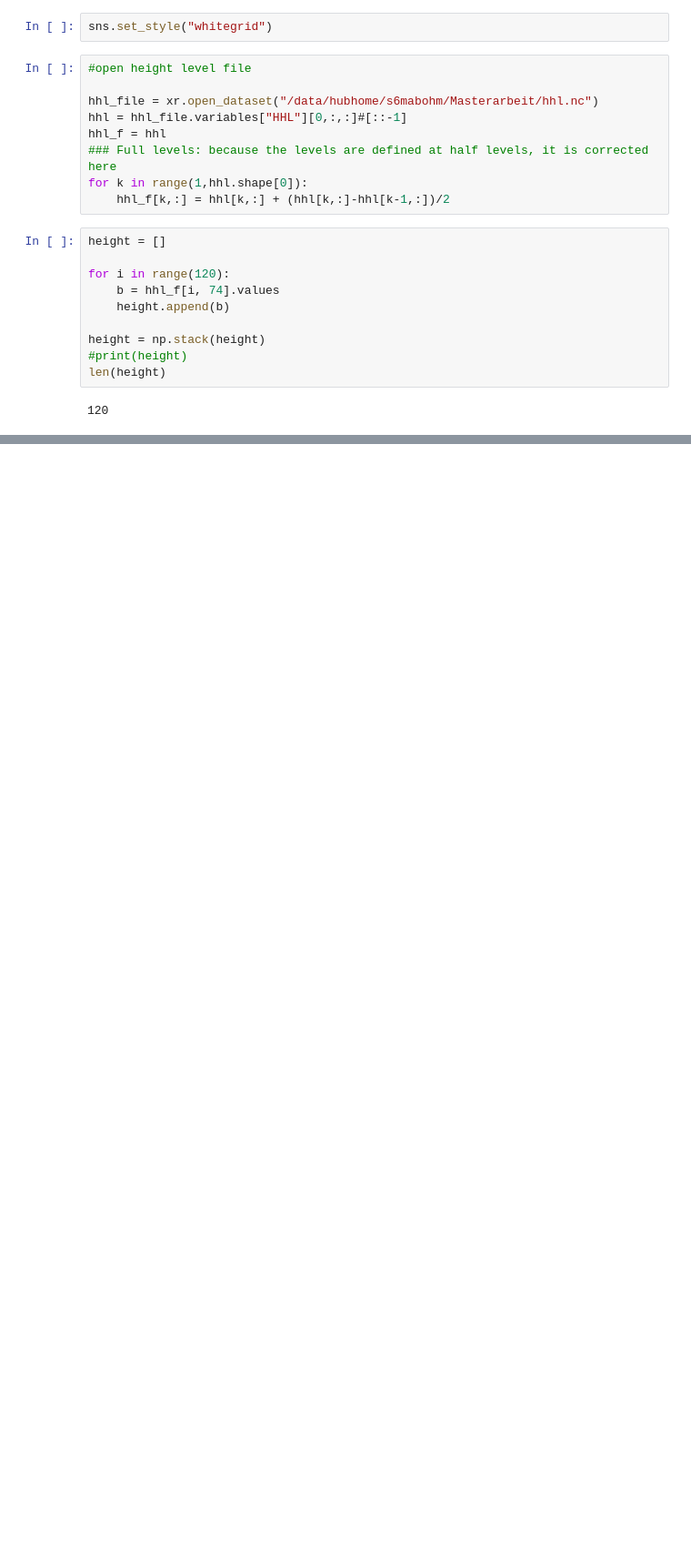
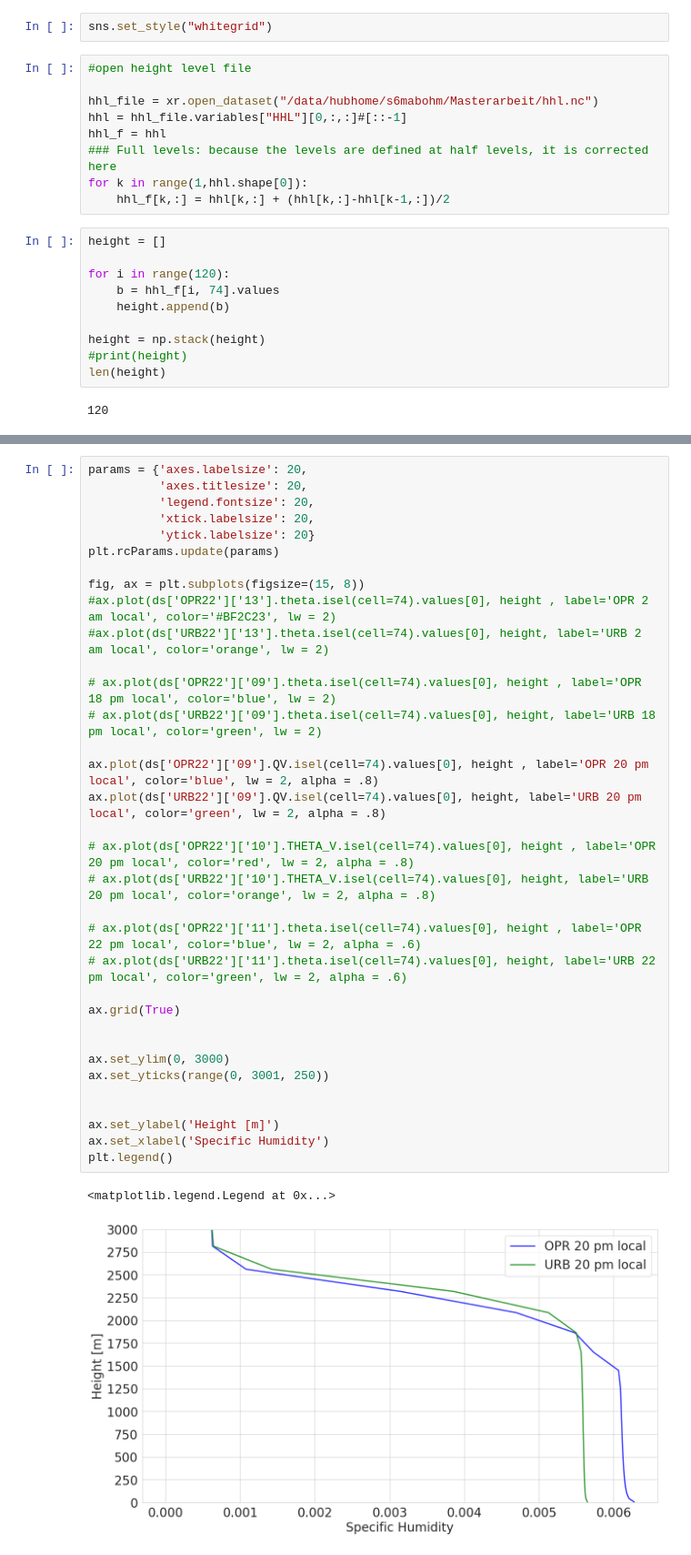
Before and after one commit to maymeret/master_thesis, a Jupyter notebook: BL_height.ipynb, the cells around one changed output, grey strips where cells are left out. Shown at 91% size. Cells and saved outputs as stored; diff of their text form; blank space fills up the shorter version.

```diff
--- a/BL_height.ipynb
+++ b/BL_height.ipynb
@@ -108,0 +158,37 @@ plt.legend()
+# %%
+params = {'axes.labelsize': 20,
+          'axes.titlesize': 20,
+          'legend.fontsize': 20,
+          'xtick.labelsize': 20,
+          'ytick.labelsize': 20}
+plt.rcParams.update(params)
+
+fig, ax = plt.subplots(figsize=(15, 8))
+#ax.plot(ds['OPR22']['13'].theta.isel(cell=74).values[0], height , label='OPR 2 am local', color='#BF2C23', lw = 2)
+#ax.plot(ds['URB22']['13'].theta.isel(cell=74).values[0], height, label='URB 2 am local', color='orange', lw = 2)
+
+# ax.plot(ds['OPR22']['09'].theta.isel(cell=74).values[0], height , label='OPR 18 pm local', color='blue', lw = 2)
+# ax.plot(ds['URB22']['09'].theta.isel(cell=74).values[0], height, label='URB 18 pm local', color='green', lw = 2)
+
+ax.plot(ds['OPR22']['09'].QV.isel(cell=74).values[0], height , label='OPR 20 pm local', color='blue', lw = 2, alpha = .8)
+ax.plot(ds['URB22']['09'].QV.isel(cell=74).values[0], height, label='URB 20 pm local', color='green', lw = 2, alpha = .8)
+
+# ax.plot(ds['OPR22']['10'].THETA_V.isel(cell=74).values[0], height , label='OPR 20 pm local', color='red', lw = 2, alpha = .8)
+# ax.plot(ds['URB22']['10'].THETA_V.isel(cell=74).values[0], height, label='URB 20 pm local', color='orange', lw = 2, alpha = .8)
+
+# ax.plot(ds['OPR22']['11'].theta.isel(cell=74).values[0], height , label='OPR 22 pm local', color='blue', lw = 2, alpha = .6)
+# ax.plot(ds['URB22']['11'].theta.isel(cell=74).values[0], height, label='URB 22 pm local', color='green', lw = 2, alpha = .6)
+
+ax.grid(True)
+
+
+ax.set_ylim(0, 3000)
+ax.set_yticks(range(0, 3001, 250))
+
+
+ax.set_ylabel('Height [m]')
+ax.set_xlabel('Specific Humidity')
+plt.legend()
+# %% [output]
+<matplotlib.legend.Legend at 0x...>
+[figure, added]
```
Also changed, not shown: parts of 12 cells of this notebook.
